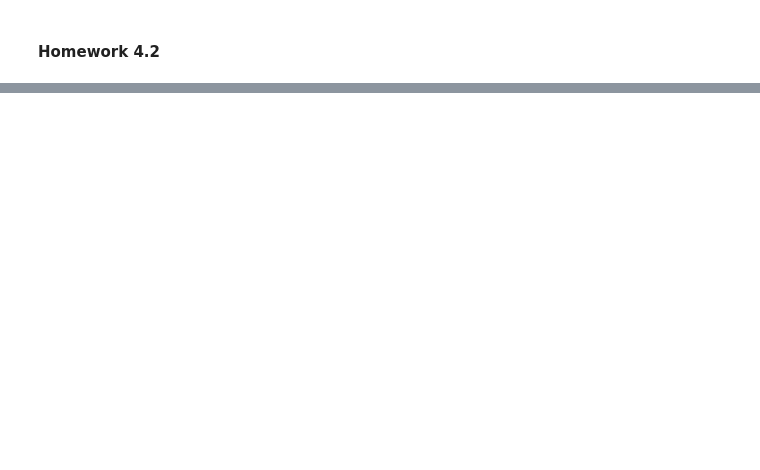
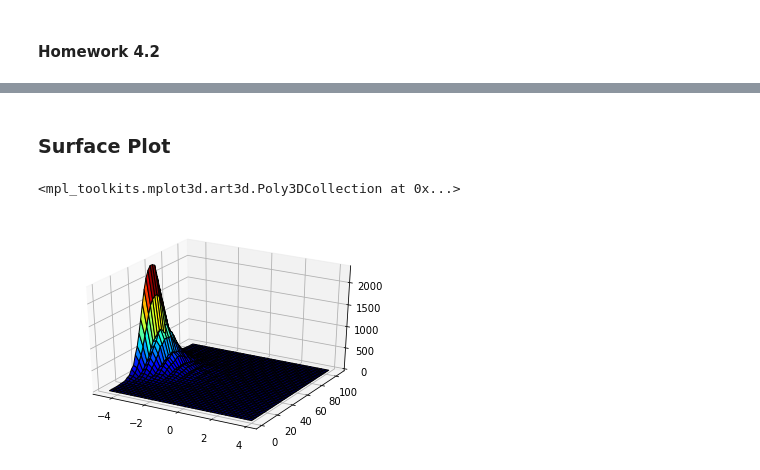
Before and after one commit to DineshVangumalli/big-data-python-class, a Jupyter notebook: Homeworks/Homework4/VANGUMALLI-HW4-matplotlib-27-Sept-2017.ipynb, the cells around one changed output, grey strips where cells are left out. Drawn from its saved outputs; the diff is of its cells as text; code cells hidden in the pictures; blank space fills up the shorter version.

```diff
--- a/Homeworks/Homework4/VANGUMALLI-HW4-matplotlib-27-Sept-2017.ipynb
+++ b/Homeworks/Homework4/VANGUMALLI-HW4-matplotlib-27-Sept-2017.ipynb
@@ -106,3 +133,26 @@ ax.plot_surface(xm,ym,hist,rstride=1,cstride=1,cmap=plt.cm.jet)
 
 Should look something like:
 <img src="./images/3dplot.png" width="300" height="200">
+# %% [markdown]
+### Surface Plot
+# %%
+from mpl_toolkits.mplot3d import Axes3D
+fig = plt.figure()
+ax = fig.gca(projection='3d')
+
+x = np.random.standard_normal(100000)
+y = np.random.geometric(p=0.1, size=100000)
+
+# xedges and yedges are the bin edges along the 2 dimensions.
+# The bi-dimensional histogram of samples x and y. Values in x and y are histogrammed along the two dimensions
+hist, xedges, yedges = np.histogram2d(x, y, bins=40)     # Takes an array containing the x and y coordinates  of the points
+
+# The xedges and yedges from "np.histogram2d" have their shape different (with one extra value). So, while creating coordinate
+# arrays, we have to remove the last value.
+xm, ym = np.meshgrid(xedges[:-1], yedges[:-1])  # The meshgrid function is useful for creating coordinate arrays to
+                                                # vectorize function evaluations over a grid
+
+ax.plot_surface(xm, ym, hist, rstride=1, cstride=1, edgecolor='black', cmap=plt.cm.jet)
+# %% [output]
+<mpl_toolkits.mplot3d.art3d.Poly3DCollection at 0x...>
+[figure, added]
```
Also changed, not shown: parts of 5 cells of this notebook, 30 other files.
